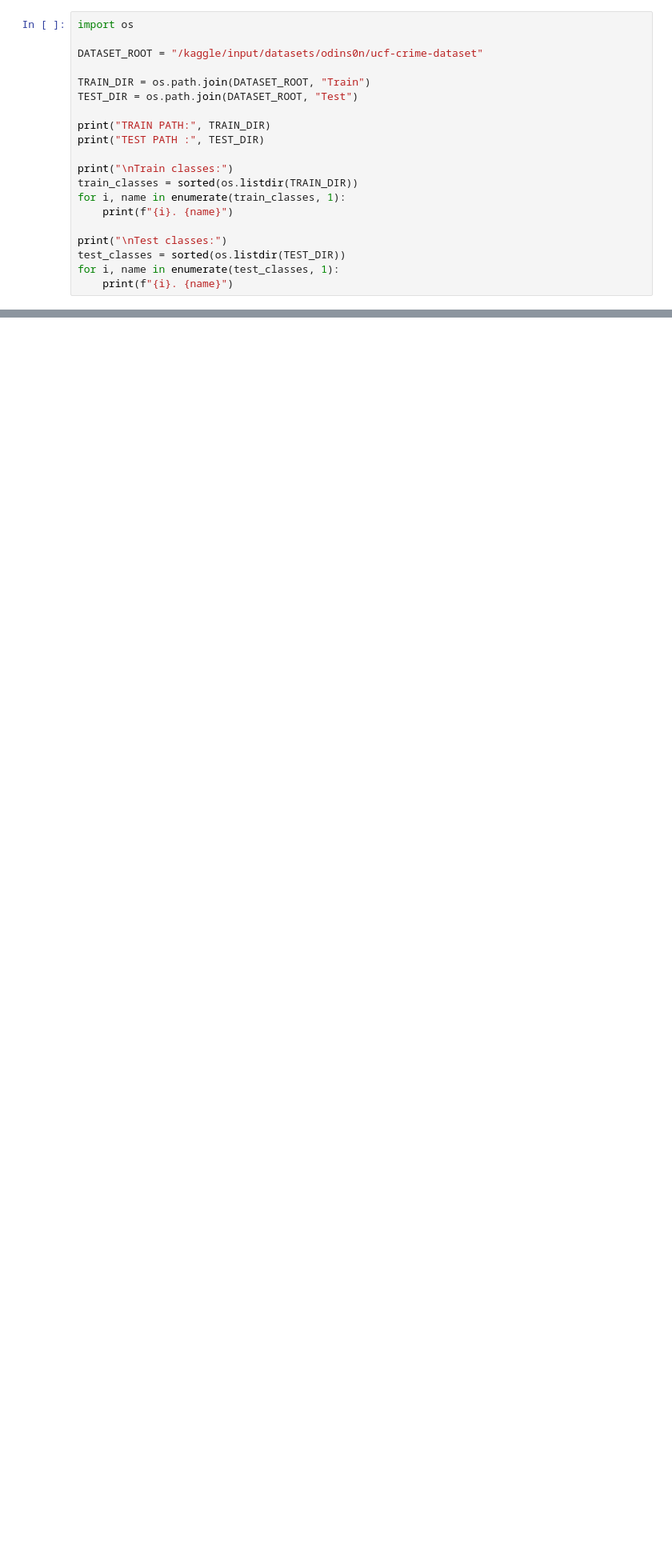
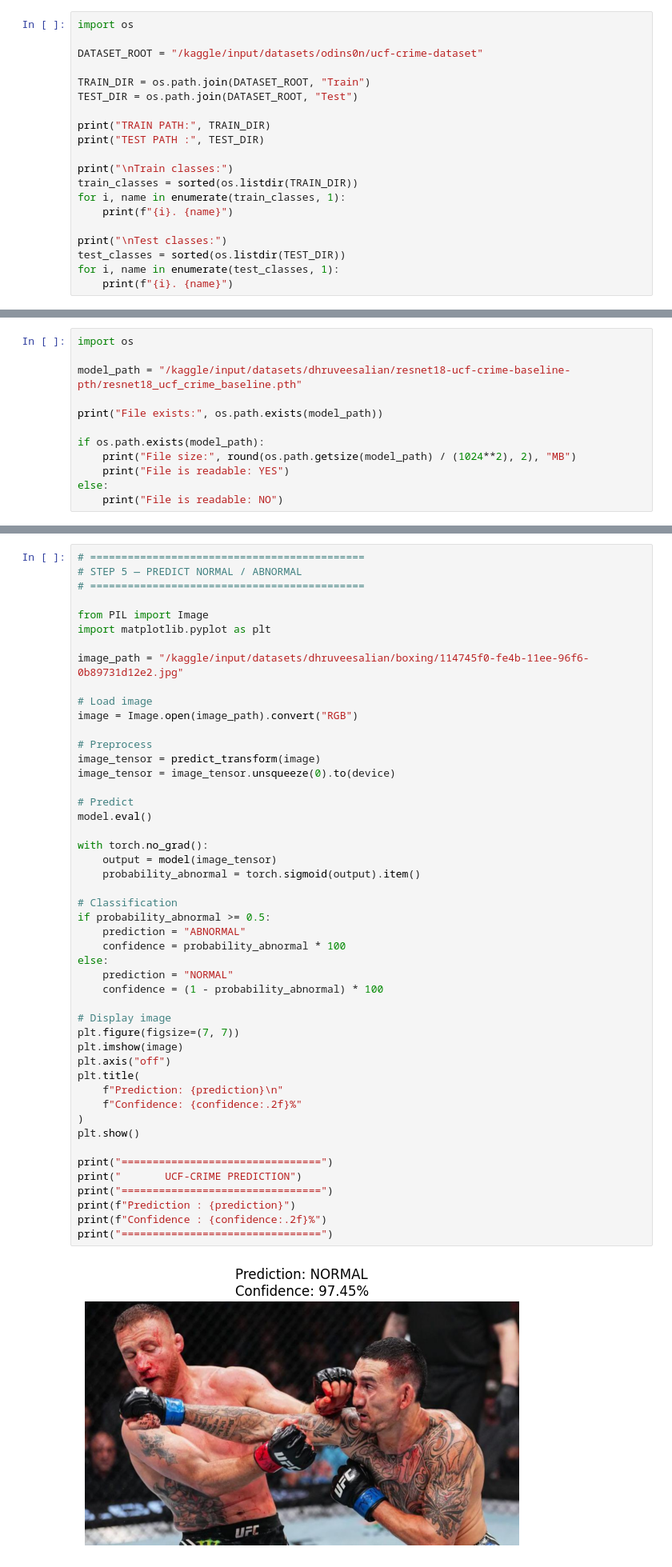
Before and after one commit to dhruveesalian/UCF-Crime-Abnormal-Behavior-Detection, a Jupyter notebook: ucf-crime-dl.ipynb, the cells around one changed output, grey strips where cells are left out. Shown at 80% size. Drawn from its saved outputs; the diff is of its cells as text; blank space fills up the shorter version.

```diff
--- a/ucf-crime-dl.ipynb
+++ b/ucf-crime-dl.ipynb
@@ -784,0 +660,12 @@ ROC curve saved successfully!
+# %%
+import os
+
+model_path = "/kaggle/input/datasets/dhruveesalian/resnet18-ucf-crime-baseline-pth/resnet18_ucf_crime_baseline.pth"
+
+print("File exists:", os.path.exists(model_path))
+
+if os.path.exists(model_path):
+    print("File size:", round(os.path.getsize(model_path) / (1024**2), 2), "MB")
+    print("File is readable: YES")
+else:
+    print("File is readable: NO")
@@ -784,0 +759,50 @@ ROC curve saved successfully!
+# %%
+# ============================================
+# STEP 5 — PREDICT NORMAL / ABNORMAL
+# ============================================
+
+from PIL import Image
+import matplotlib.pyplot as plt
+
+image_path = "/kaggle/input/datasets/dhruveesalian/boxing/114745f0-fe4b-11ee-96f6-0b89731d12e2.jpg"
+
+# Load image
+image = Image.open(image_path).convert("RGB")
+
+# Preprocess
+image_tensor = predict_transform(image)
+image_tensor = image_tensor.unsqueeze(0).to(device)
+
+# Predict
+model.eval()
+
+with torch.no_grad():
+    output = model(image_tensor)
+    probability_abnormal = torch.sigmoid(output).item()
+
+# Classification
+if probability_abnormal >= 0.5:
+    prediction = "ABNORMAL"
+    confidence = probability_abnormal * 100
+else:
+    prediction = "NORMAL"
+    confidence = (1 - probability_abnormal) * 100
+
+# Display image
+plt.figure(figsize=(7, 7))
+plt.imshow(image)
+plt.axis("off")
+plt.title(
+    f"Prediction: {prediction}\n"
+    f"Confidence: {confidence:.2f}%"
+)
+plt.show()
+
+print("================================")
+print("       UCF-CRIME PREDICTION")
+print("================================")
+print(f"Prediction : {prediction}")
+print(f"Confidence : {confidence:.2f}%")
+print("================================")
+# %% [output]
+[figure, added]
```
Also changed, not shown: parts of 54 cells of this notebook.
